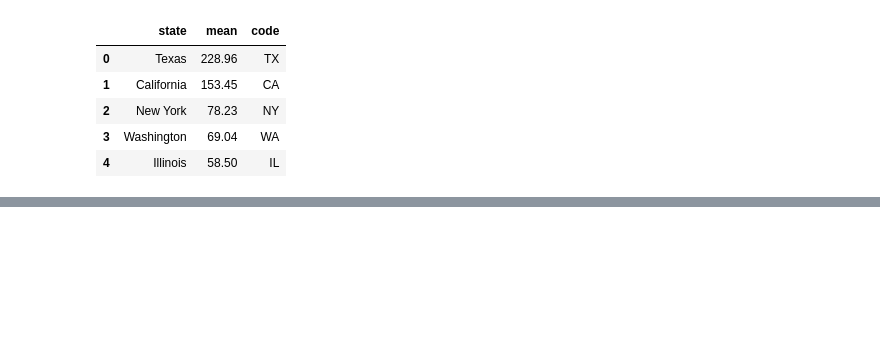
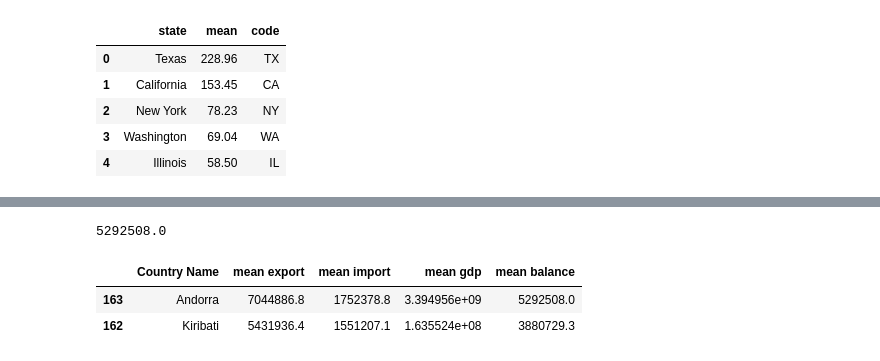
Before and after one commit to 8135tao/US-import-export, a Jupyter notebook: PRESENT.ipynb, the cells around one changed output, grey strips where cells are left out. Cells and saved outputs as stored; diff of their text form; code cells hidden in the pictures; blank space fills up the shorter version.

```diff
--- a/PRESENT.ipynb
+++ b/PRESENT.ipynb
@@ -85,3 +120,13 @@ mean_gdp_expo_impo_df.head()
+# %%
+
+mid_balance = np.median(mean_gdp_expo_impo_df['mean balance'])
+print(mid_balance)
+mean_gdp_expo_impo_df.iloc[(mean_gdp_expo_impo_df['mean balance']-mid_balance).abs().argsort()[:2]]
+# %% [output]
+5292508.0
+|  | Country Name | mean export | mean import | mean gdp | mean balance |
+| 163 | Andorra | 7044886.8 | 1752378.8 | 3.394956e+09 | 5292508.0 |
+| 162 | Kiribati | 5431936.4 | 1551207.1 | 1.635524e+08 | 3880729.3 |
 # %%
 x_axis= np.array(mean_gdp_expo_impo_df['mean gdp'])/10**12
 
```
Also changed, not shown: parts of 8 cells of this notebook, 5 other files.
